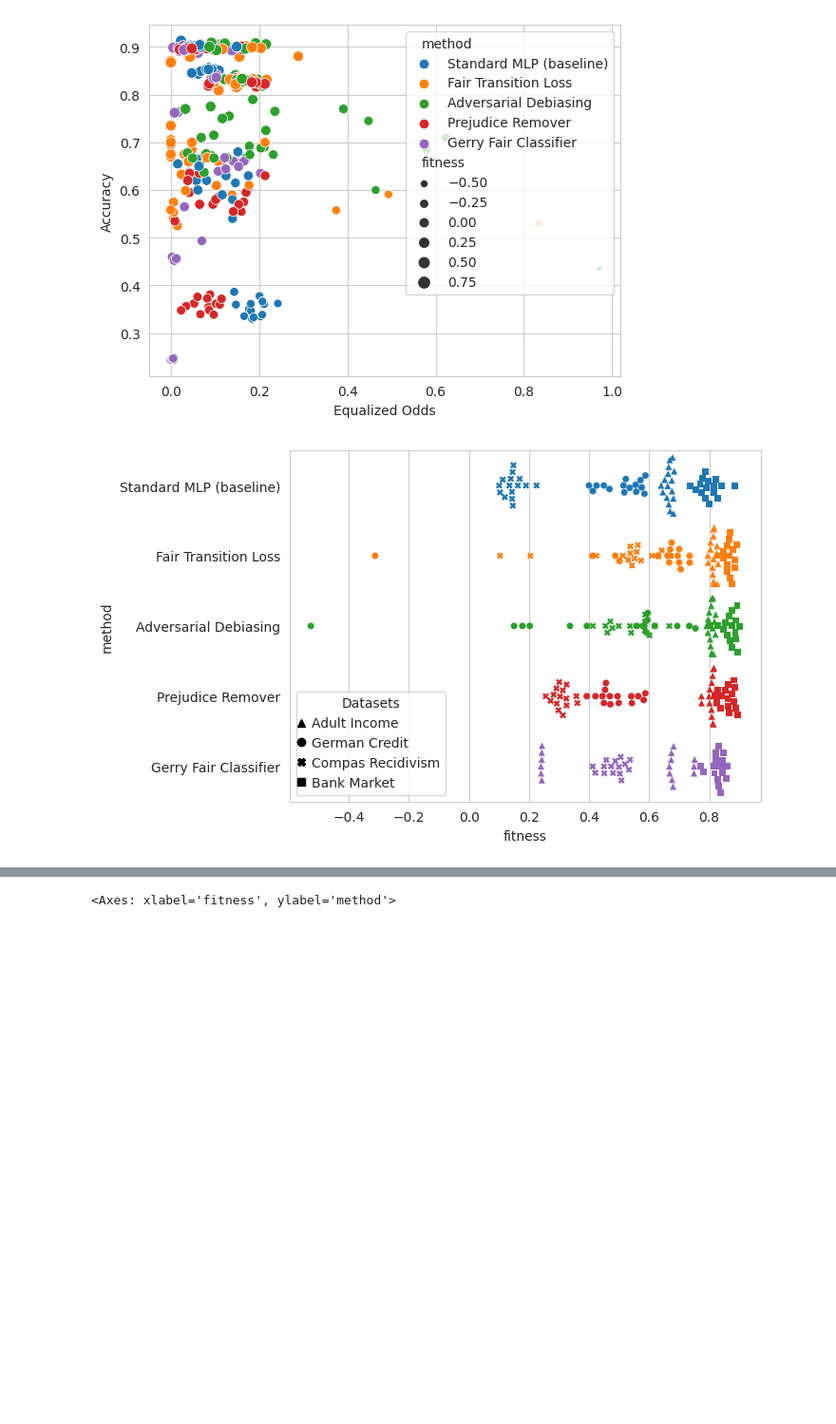
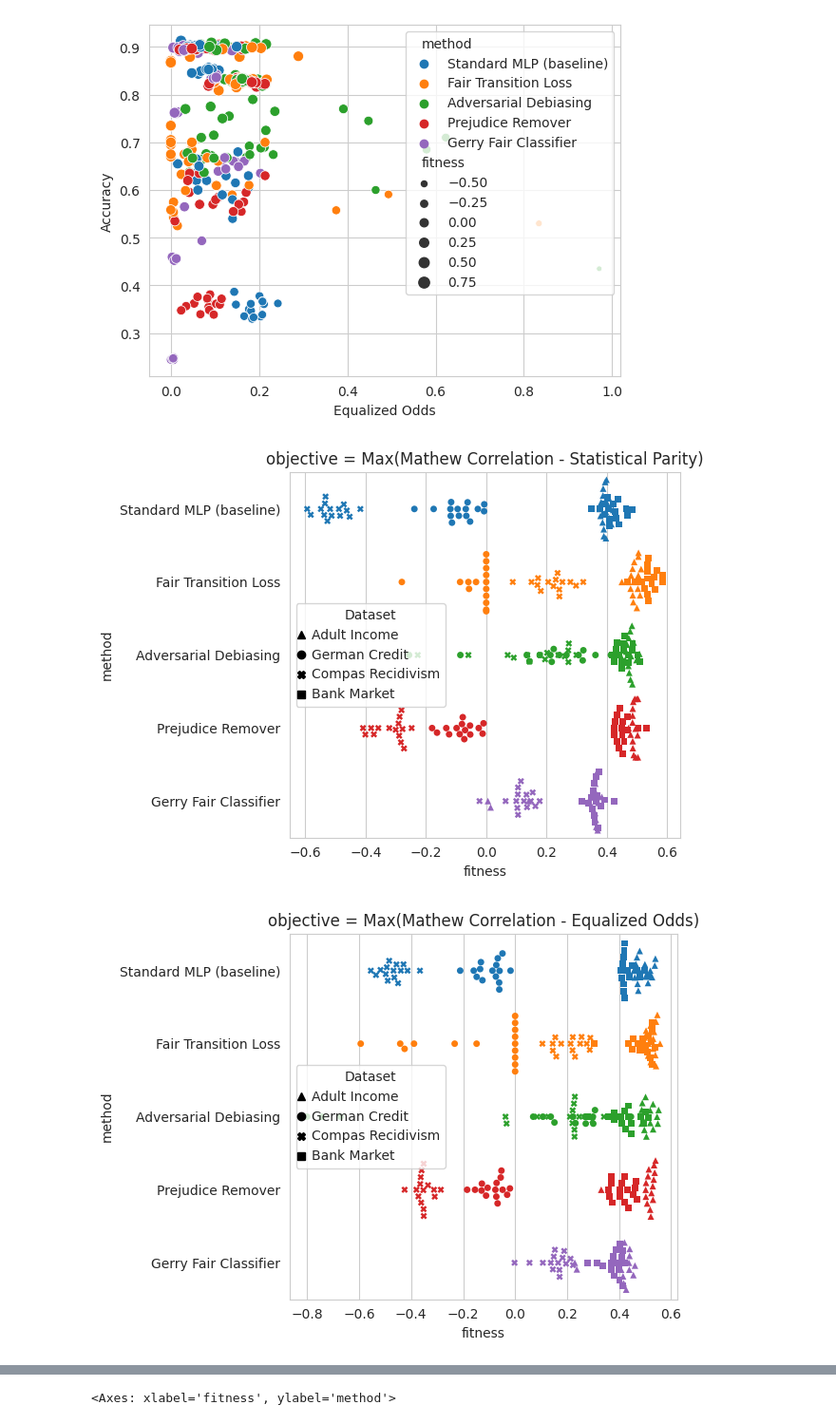
Before and after one commit to ygorcanalli/FairTransitionLoss, a Jupyter notebook: notebooks/2023-08-23/plot2.ipynb, the cells around one changed output, grey strips where cells are left out. Shown at 95% size. Cells and saved outputs as stored; diff of their text form; code cells hidden in the pictures; blank space fills up the shorter version.

Commit message:
plot everything with swarmplot

```diff
--- a/notebooks/2023-08-23/plot2.ipynb
+++ b/notebooks/2023-08-23/plot2.ipynb
@@ -178,13 +178,20 @@ sns.scatterplot(by_fitness_rule, x=fairness_metric, y=performance_metric, hue='m
 <Axes: xlabel='Equalized Odds', ylabel='Accuracy'>
 [figure]
 # %%
-ax = plt.gca()
-markers = ['^', 'o', 'X', 's']
-marker_handles = [plt.Line2D([0], [0], marker=marker, label=dataset, color='black', markerfacecolor='black') for dataset, marker in zip(datasets, markers)]
-for dataset, marker in zip(datasets, markers):
-    sns.swarmplot(data=by_fitness_rule[by_fitness_rule.dataset == dataset], hue_order=methods,
-                  x='fitness', y='method', marker=marker, hue='method', legend=False)
-ax.legend(handles=marker_handles, title="Datasets",  handlelength=0 )
-plt.show()
+for fitness_rule in fitness_rules:
+    by_fitness_rule = results[results.fitness_rule == fitness_rule]
+    ax = plt.gca()
+    markers = ['^', 'o', 'X', 's']
+    marker_handles = [plt.Line2D([0], [0], marker=marker,
+                                 label=dataset, color='black', markerfacecolor='black') for dataset, marker in zip(datasets, markers)]
+    for dataset, marker in zip(datasets, markers):
+        sns.swarmplot(data=by_fitness_rule[by_fitness_rule.dataset == dataset], hue_order=methods,
+                      x='fitness', y='method', marker=marker, hue='method', legend=False)
+    ax.legend(handles=marker_handles, title="Dataset",  handlelength=0 )
+    plt.title('objective = Max(%s - %s)' % fitness_rules_target_metrics[fitness_rule])
+    plt.tight_layout()
+    plt.savefig('swarmplot_%s.png' % fitness_rule)
+    plt.show()
 # %% [output]
-[figure, old version]
+[figure, new version]
+[figure, added]
```
Also changed, not shown: parts of 1 cell of this notebook, 6 other files.
